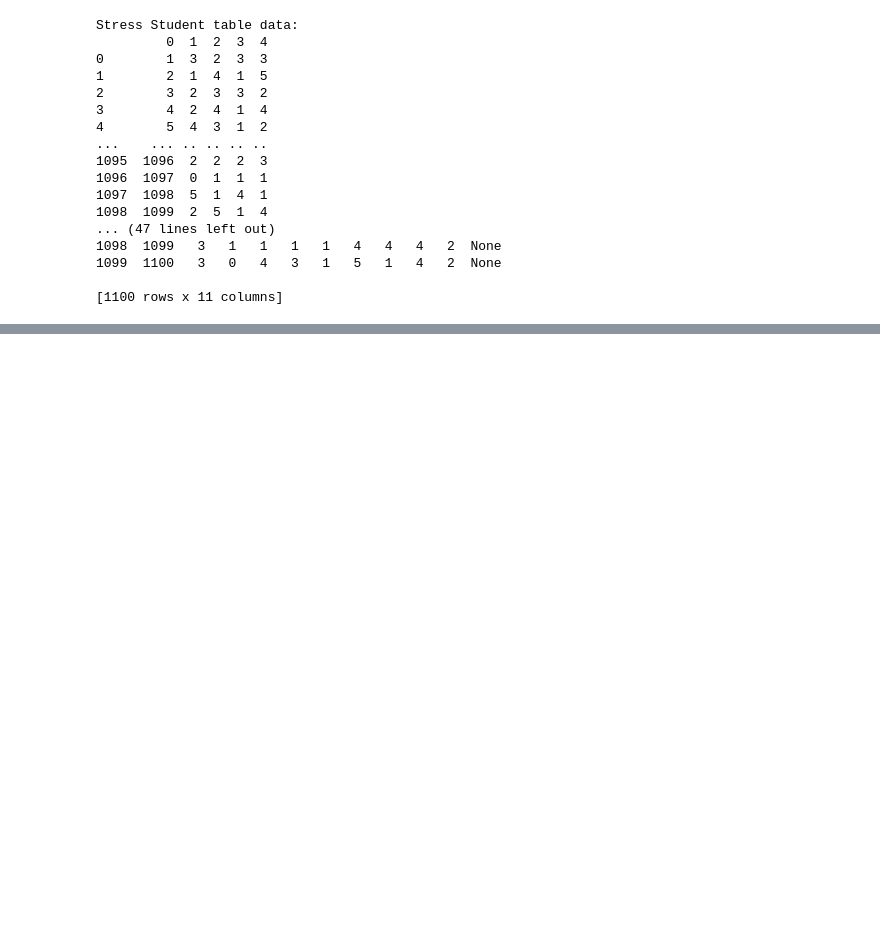
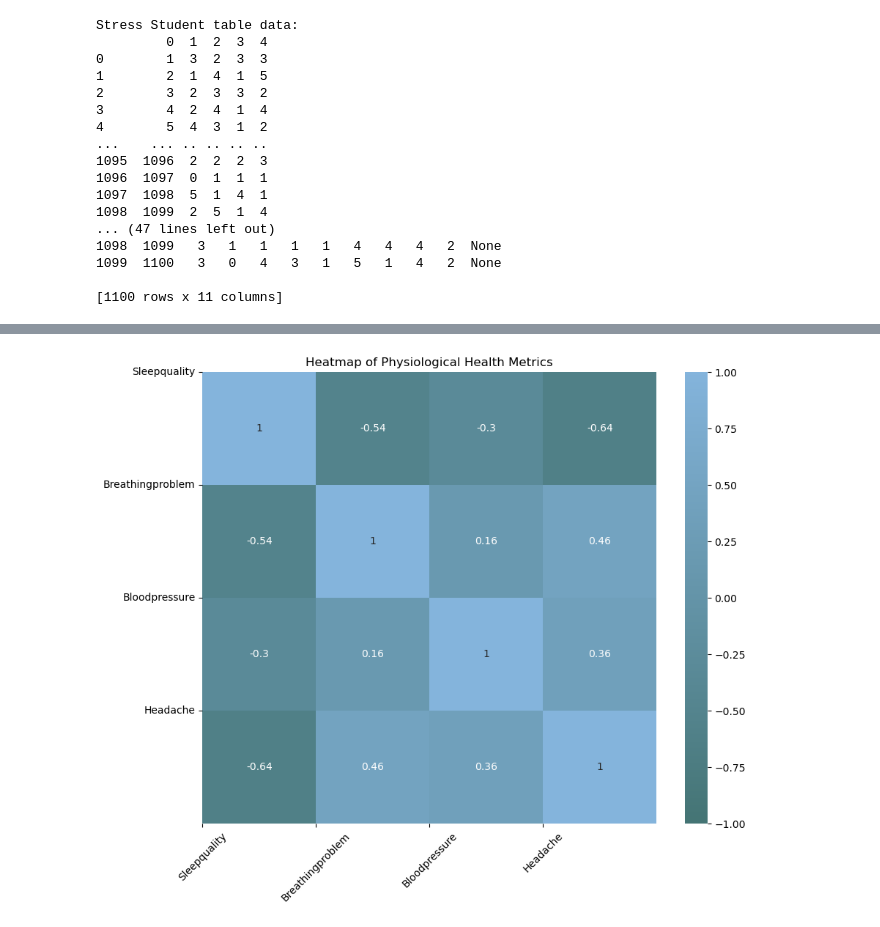
Before and after one commit to Lounics/DSSA-5102, a Jupyter notebook: Final Project.ipynb, the cells around one changed output, grey strips where cells are left out. Cells and saved outputs as stored; diff of their text form; code cells hidden in the pictures; blank space fills up the shorter version.

```diff
--- a/Final Project.ipynb
+++ b/Final Project.ipynb
@@ -683,0 +1112,72 @@ Stress Student table data:
+# %%
+#Connecting to database
+connection_info = {
+    'host': 'localhost',
+    'user': 'root',
+    'password': '1734680nN',
+    'db': 'Student_Mental_Health'
+}
+
+# Color to match theme
+def create_custom_colormap(color1, color2):
+    """Create a custom colormap with a gradient between two specified colors."""
+    cmap = LinearSegmentedColormap.from_list("custom_colormap", [color1, color2], N=256)
+    return cmap
+
+# Removing the column underscores, code kept breaking when i tried it another way only this worked
+def format_column_name(column_name):
+    """ """
+    return ' '.join(word.capitalize() for word in column_name.split('_'))
+
+try:
+    # Establishing the connection
+    conn = mysql.connector.connect(**connection_info)
+
+    # SQL query to fetch sleep_quality, breathing_problems, blood_pressure, headache from physiological_health
+    query = """
+        SELECT
+            sleep_quality AS SleepQuality,
+            breathing_problem AS BreathingProblem,
+            blood_pressure AS BloodPressure,
+            headache AS Headache
+        FROM physiological_health
+        WHERE sleep_quality IS NOT NULL
+          AND breathing_problem IS NOT NULL
+          AND blood_pressure IS NOT NULL
+          AND headache IS NOT NULL;
+    """
+
+    # Getting the data into a pandas DataFrame for graphing
+    df = pd.read_sql(query, conn)
+
+    # Closing connection
+    conn.close()
+
+    # Calculating the correlation matrix
+    correlation_matrix = df.corr()
+
+    # Colors for the graph
+    color1 = '#447474'
+    color2 = '#84b4dc'
+    custom_cmap = create_custom_colormap(color1, color2)
+
+    # Plotting the heatmap
+    plt.figure(figsize=(10, 8))
+    sns.heatmap(correlation_matrix, annot=True, cmap=custom_cmap, vmin=-1, vmax=1)
+
+    # Formatting the names
+    formatted_columns = [format_column_name(col) for col in correlation_matrix.columns]
+    plt.xticks(ticks=range(len(correlation_matrix.columns)), labels=formatted_columns, rotation=45)
+    plt.yticks(ticks=range(len(correlation_matrix.columns)), labels=formatted_columns, rotation=0)
+
+    # title
+    plt.title('Heatmap of Physiological Health Metrics')
+
+    # Making background transparent
+    plt.gcf().set_facecolor('none')
+    plt.gca().set_facecolor('none')
+#To see where code failed if it doesnt run properly
+except mysql.connector.Error as err:
+    print(f"MySQL Error: {err}")
+# %% [output]
+[figure, added]
```
Also changed, not shown: parts of 19 cells of this notebook.
